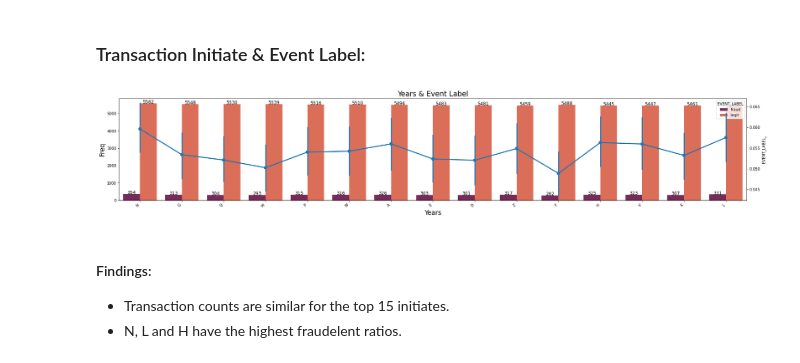
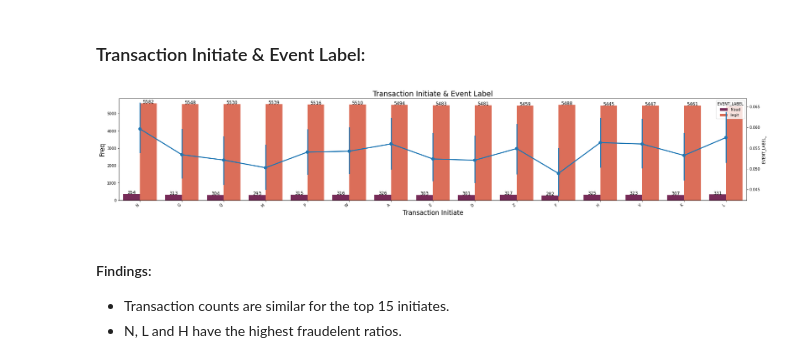
Before and after one commit to ElifKarakutukDinc/Fraud_Analytics_Case_Study, a Jupyter notebook: EDA.ipynb, the cells around one changed output. Drawn from its saved outputs; the diff is of its cells as text; code cells hidden in the pictures.

Commit message:
added explanations at categorical columns

```diff
--- a/EDA.ipynb
+++ b/EDA.ipynb
@@ -659,22 +659,24 @@ countplot_pointplot_viz_top15(
 # %% [markdown]
 ### Transaction Initiate & Event Label:
 # %%
+# To see count of fraud and legit transaction for each value in Transaction Initiate column:
+
 filter_list = ["fraud", "legit"]
 countplot_pointplot_viz_top15(
     df_data,
     filter_list,
     "tranaction_initiate",
     "EVENT_LABEL",
     "EVENT_LABEL_",
-    "Years",
+    "Transaction Initiate",
     "Freq",
-    "Years & Event Label",
+    "Transaction Initiate & Event Label",
     palette="rocket",
     figsize_x=30,
     figsize_y=5,
 )
 # %% [output]
-[figure, old version]
+[figure, new version]
 # %% [markdown]
 #### Findings:
 * Transaction counts are similar for the top 15 initiates.
```
Also changed, not shown: parts of 8 cells of this notebook.
